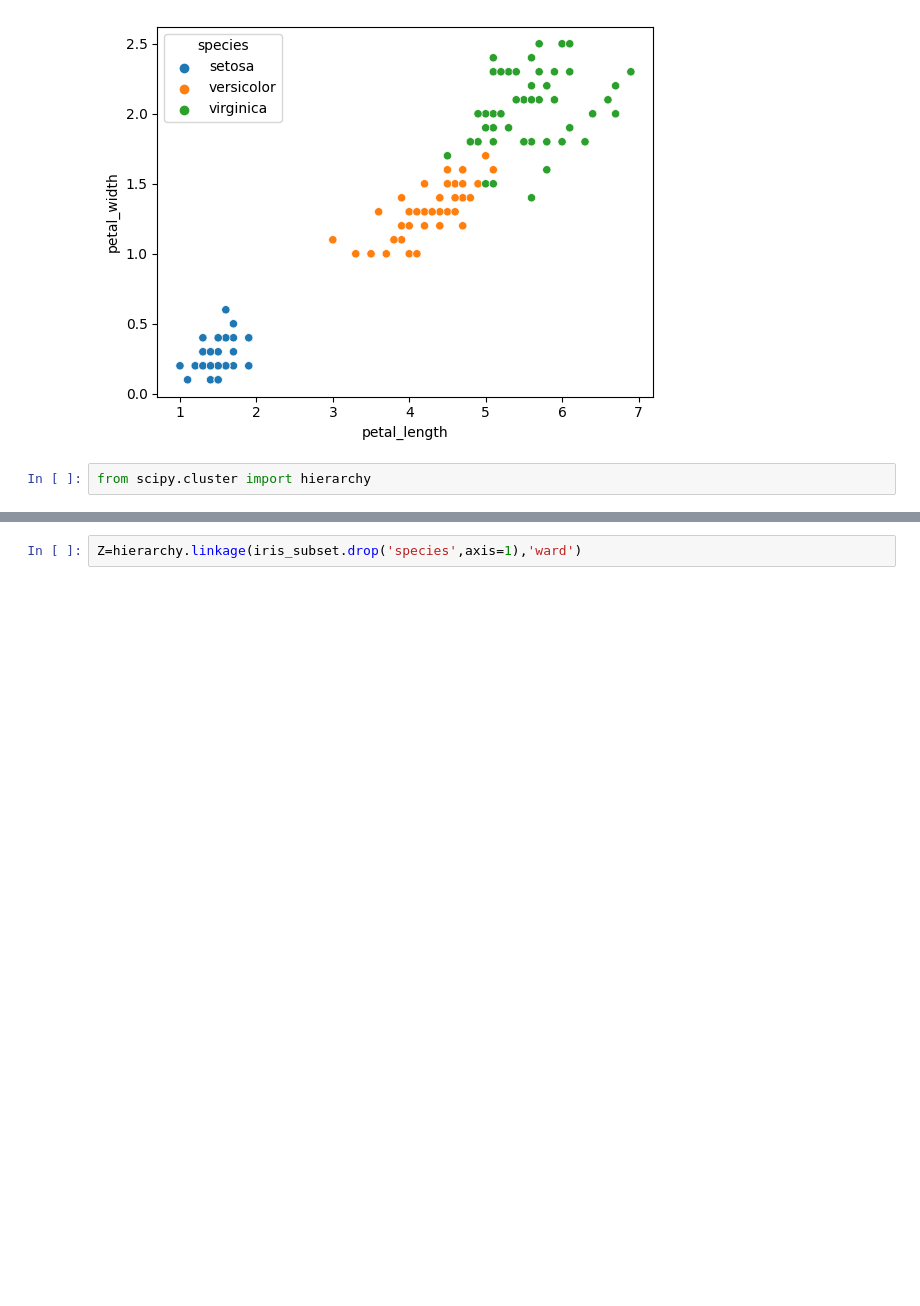
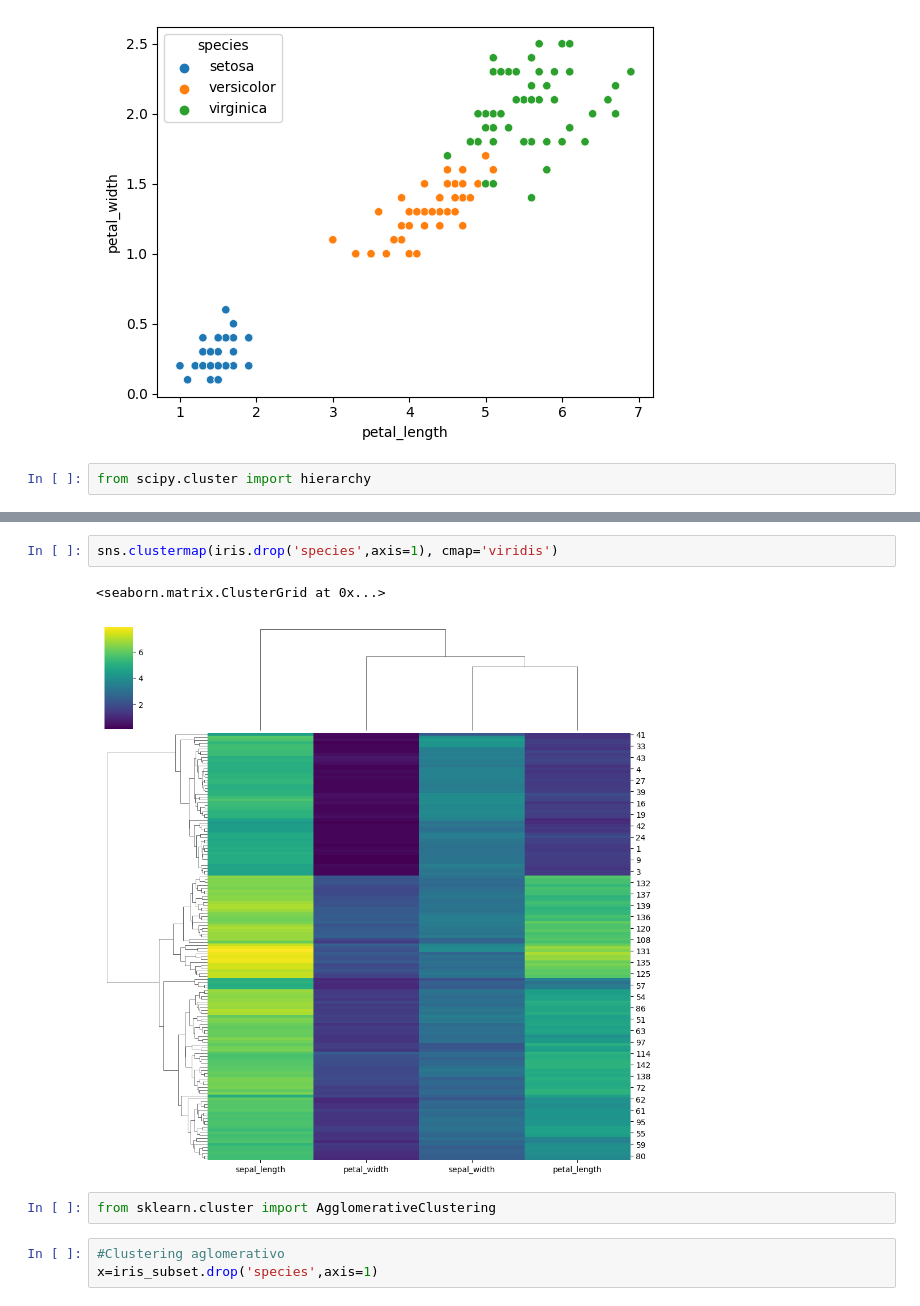
Before and after one commit to rodrigoruizteodoro/Mineria-de-Datos, a Jupyter notebook: Act2_22Septpt2.ipynb, the cells around one changed output, grey strips where cells are left out. Saved outputs shown, nothing was run; the diff lists cells and outputs as text; blank space fills up the shorter version.

```diff
--- a/Act2_22Septpt2.ipynb
+++ b/Act2_22Septpt2.ipynb
@@ -59,2 +79,10 @@ hierarchy.dendrogram(Z,leaf_rotation=90)
+# %%
+sns.clustermap(iris.drop('species',axis=1), cmap='viridis')
+# %% [output]
+<seaborn.matrix.ClusterGrid at 0x...>
+[figure, added]
+# %%
+from sklearn.cluster import AgglomerativeClustering
 # %%
-Z=hierarchy.linkage(iris_subset.drop('species',axis=1),'ward')
+#Clustering aglomerativo
+x=iris_subset.drop('species',axis=1)
```
Also changed, not shown: parts of 7 cells of this notebook.
